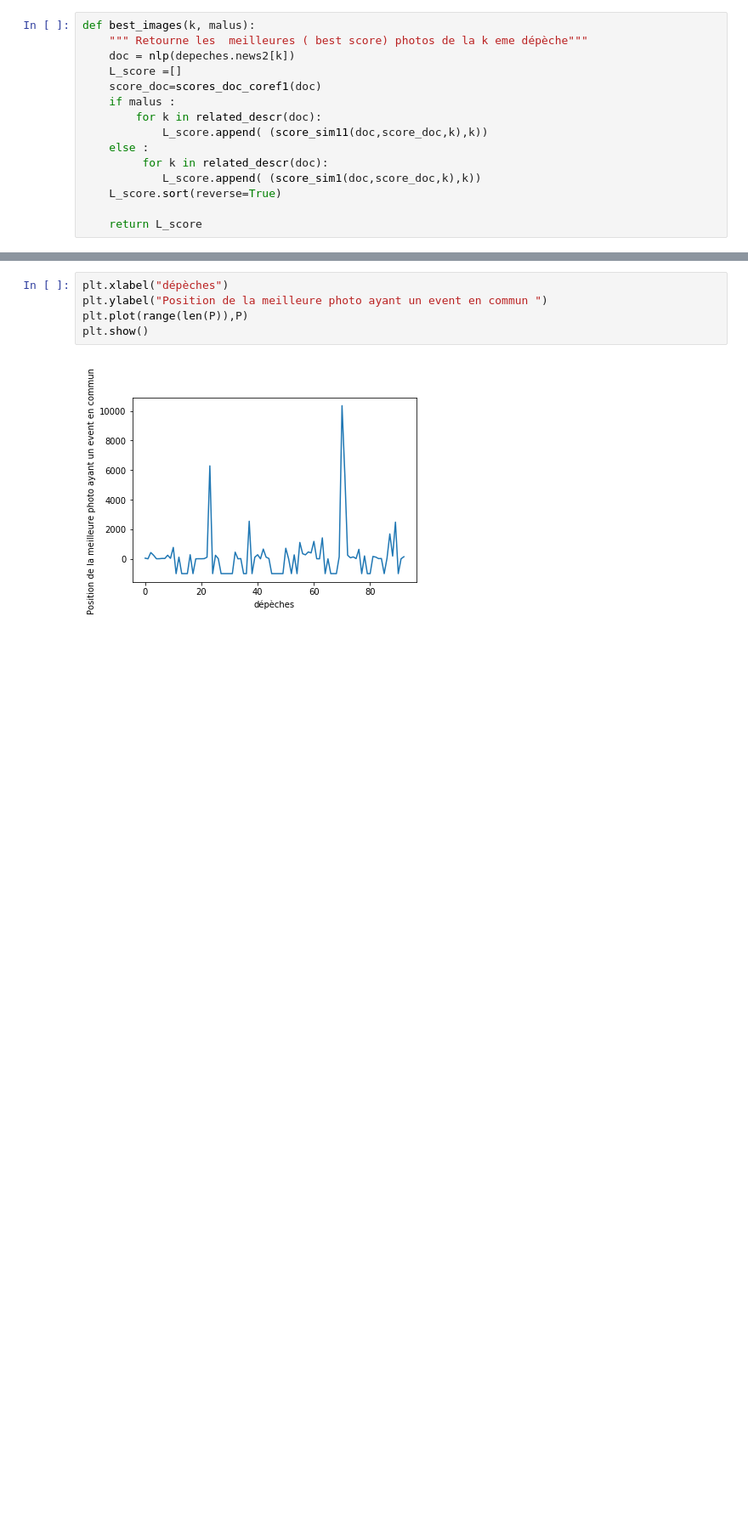
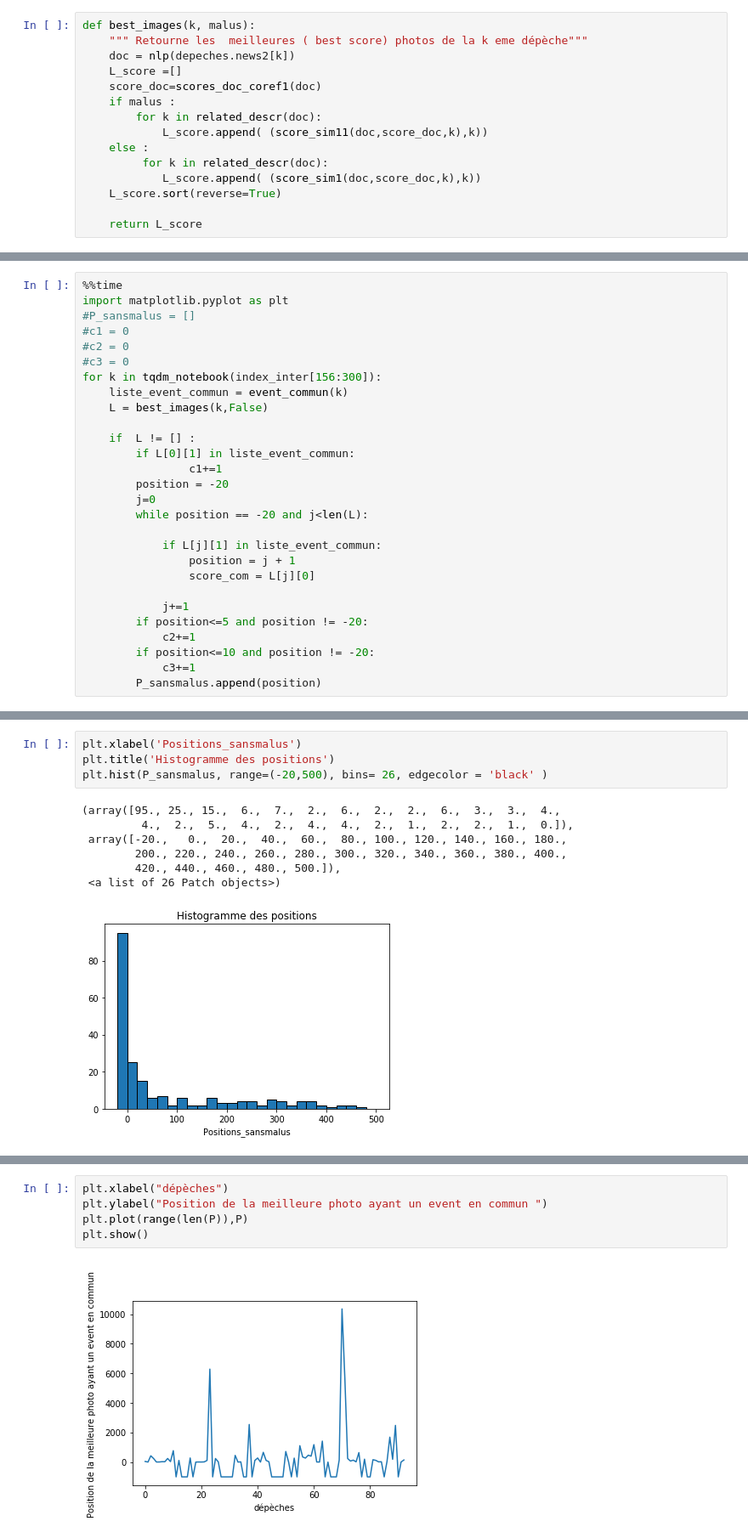
Before and after one commit to yohan-dev/statapp, a Jupyter notebook: Test_nouvelles_bases.ipynb, the cells around one changed output, grey strips where cells are left out. Shown: that part at 85% size. Cells and saved outputs as stored; diff of their text form; blank space fills up the shorter version.

```diff
--- a/Test_nouvelles_bases.ipynb
+++ b/Test_nouvelles_bases.ipynb
@@ -387,0 +405,28 @@ Nombre perfect match 2
+# %%
+%%time
+import matplotlib.pyplot as plt
+#P_sansmalus = []
+#c1 = 0
+#c2 = 0
+#c3 = 0
+for k in tqdm_notebook(index_inter[156:300]):
+    liste_event_commun = event_commun(k)
+    L = best_images(k,False)
+
+    if  L != [] :
+        if L[0][1] in liste_event_commun:
+                c1+=1
+        position = -20
+        j=0
+        while position == -20 and j<len(L):
+
+            if L[j][1] in liste_event_commun:
+                position = j + 1
+                score_com = L[j][0]
+
+            j+=1
+        if position<=5 and position != -20:
+            c2+=1
+        if position<=10 and position != -20:
+            c3+=1
+        P_sansmalus.append(position)
@@ -387,0 +437,12 @@ Nombre perfect match 2
+# %%
+plt.xlabel('Positions_sansmalus')
+plt.title('Histogramme des positions')
+plt.hist(P_sansmalus, range=(-20,500), bins= 26, edgecolor = 'black' )
+# %% [output]
+(array([95., 25., 15.,  6.,  7.,  2.,  6.,  2.,  2.,  6.,  3.,  3.,  4.,
+         4.,  2.,  5.,  4.,  2.,  4.,  4.,  2.,  1.,  2.,  2.,  1.,  0.]),
+ array([-20.,   0.,  20.,  40.,  60.,  80., 100., 120., 140., 160., 180.,
+        200., 220., 240., 260., 280., 300., 320., 340., 360., 380., 400.,
+        420., 440., 460., 480., 500.]),
+ <a list of 26 Patch objects>)
+[figure, added]
```
Also changed, not shown: parts of 18 cells of this notebook.
